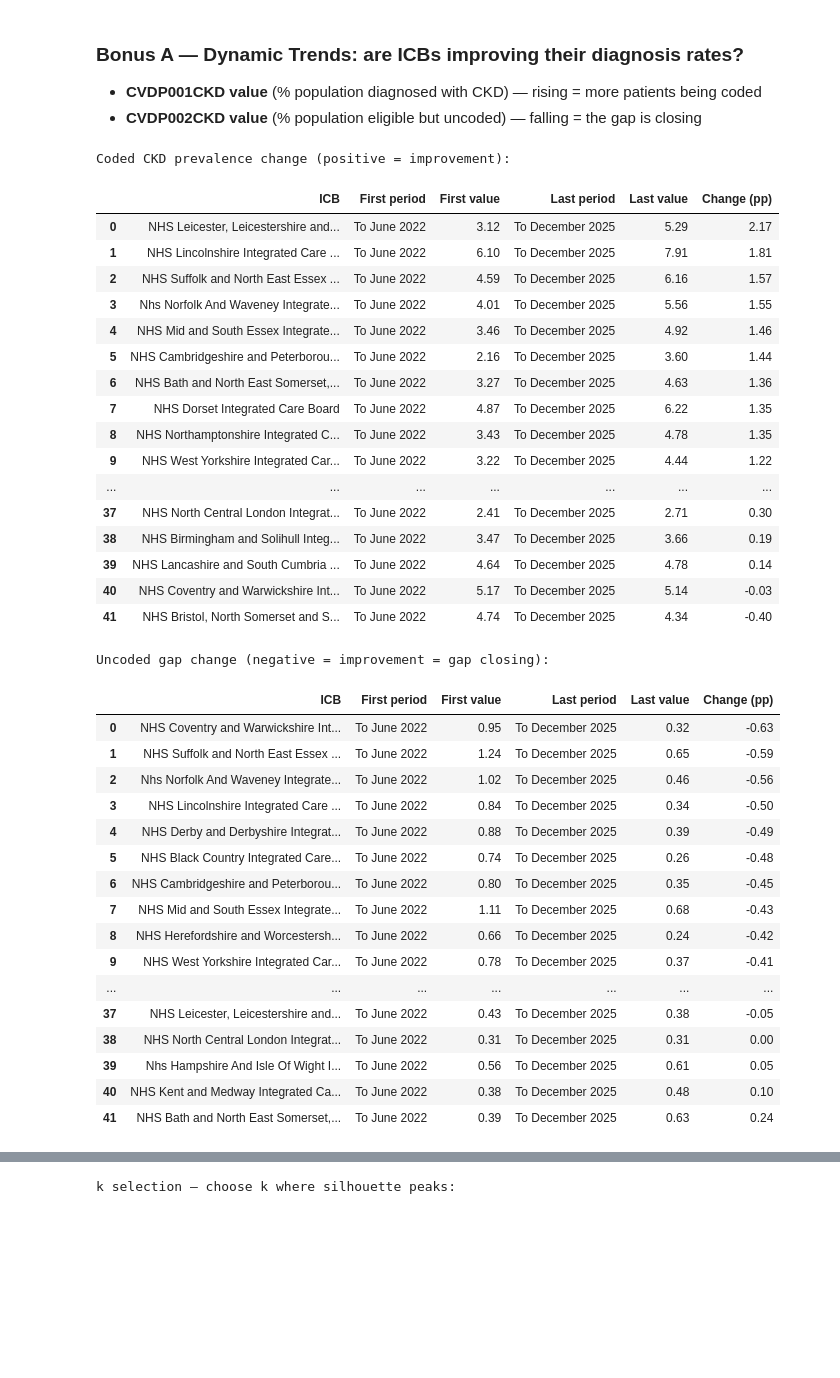
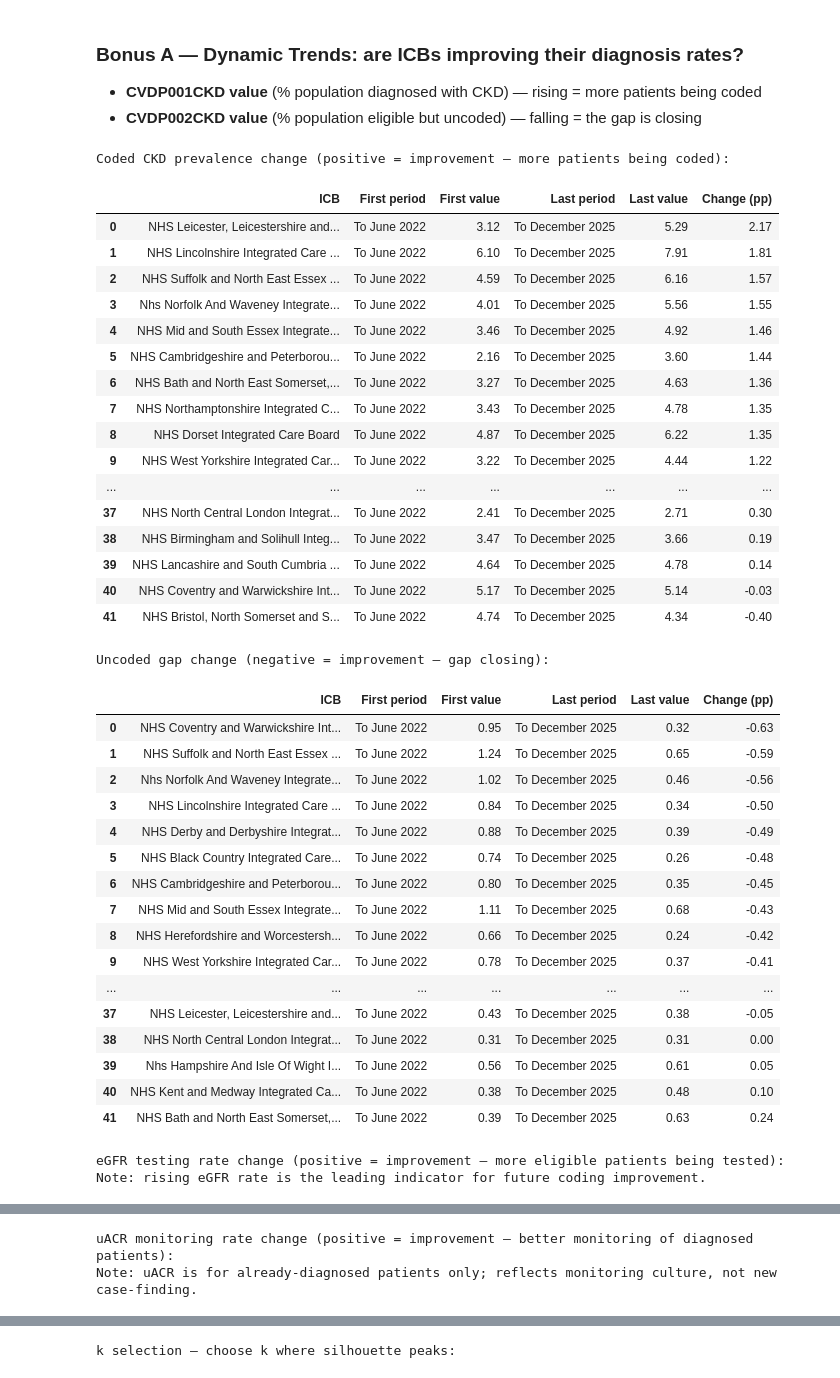
Before and after one commit to koklala321/CKD-business-case, a Jupyter notebook: case_study_updated.ipynb, the cells around one changed output, grey strips where cells are left out. Cells and saved outputs as stored; diff of their text form; code cells hidden in the pictures; blank space fills up the shorter version.

```diff
--- a/case_study_updated.ipynb
+++ b/case_study_updated.ipynb
@@ -284,7 +281,8 @@ eGFR testing culture in top-10 priority ICBs:
 
 # GET /indicator?timePeriodID=31&systemLevelID=7&areaID=X&tagID=9
 # tagID=9 filters server-side to CKD indicators only (~6 vs ~60), reducing payload size
-TS_CODES   = {"CVDP001CKD", "CVDP002CKD"}
+# All 4 indicators are returned in the same tagID=9 response — zero extra API calls needed
+TS_CODES   = {"CVDP001CKD", "CVDP002CKD", "CVDP006CKD", "CVDP004CKD"}
 CKD_TAG_ID = 9
 
 # area_id → name map already in memory from the Clean step
@@ -322,38 +320,50 @@ DISPLAY_COLS = ["ICB", "First period", "First value", "Last period", "Last value
 ts_df = pd.DataFrame(ts_records).sort_values("time_period_id")
 trend_summary = (
     ts_df
     .groupby(["indicator_code", "area_name"], sort=False)
     .agg(**{
         "First period": ("time_period_name", "first"),
         "First value":  ("value",            "first"),
         "Last period":  ("time_period_name", "last"),
         "Last value":   ("value",            "last"),
     })
     .assign(**{"Change (pp)": lambda d: (d["Last value"] - d["First value"]).round(2)})
     .round({"First value": 2, "Last value": 2})
     .reset_index()
     .rename(columns={"area_name": "ICB", "indicator_code": "Indicator"})
 )
 
-print("Coded CKD prevalence change (positive = improvement):")
+# --- Coding indicators ---
+print("Coded CKD prevalence change (positive = improvement — more patients being coded):")
 display(trend_summary[trend_summary["Indicator"] == "CVDP001CKD"]
         .sort_values("Change (pp)", ascending=False)[DISPLAY_COLS].reset_index(drop=True))
 
-print("\nUncoded gap change (negative = improvement = gap closing):")
+print("\nUncoded gap change (negative = improvement — gap closing):")
 display(trend_summary[trend_summary["Indicator"] == "CVDP002CKD"]
         .sort_values("Change (pp)")[DISPLAY_COLS].reset_index(drop=True))
+
+# --- Testing indicators ---
+print("\neGFR testing rate change (positive = improvement — more eligible patients being tested):")
+print("Note: rising eGFR rate is the leading indicator for future coding improvement.")
+display(trend_summary[trend_summary["Indicator"] == "CVDP006CKD"]
+        .sort_values("Change (pp)", ascending=False)[DISPLAY_COLS].reset_index(drop=True))
+
+print("\nuACR monitoring rate change (positive = improvement — better monitoring of diagnosed patients):")
+print("Note: uACR is for already-diagnosed patients only; reflects monitoring culture, not new case-finding.")
+display(trend_summary[trend_summary["Indicator"] == "CVDP004CKD"]
+        .sort_values("Change (pp)", ascending=False)[DISPLAY_COLS].reset_index(drop=True))
 # %% [output]
-Coded CKD prevalence change (positive = improvement):
+Coded CKD prevalence change (positive = improvement — more patients being coded):
 |  | ICB | First period | First value | Last period | Last value | Change (pp) |
 | 0 | NHS Leicester, Leicestershire and... | To June 2022 | 3.12 | To December 2025 | 5.29 | 2.17 |
 | 1 | NHS Lincolnshire Integrated Care ... | To June 2022 | 6.10 | To December 2025 | 7.91 | 1.81 |
 | 2 | NHS Suffolk and North East Essex ... | To June 2022 | 4.59 | To December 2025 | 6.16 | 1.57 |
 | 3 | Nhs Norfolk And Waveney Integrate... | To June 2022 | 4.01 | To December 2025 | 5.56 | 1.55 |
 | 4 | NHS Mid and South Essex Integrate... | To June 2022 | 3.46 | To December 2025 | 4.92 | 1.46 |
 | 5 | NHS Cambridgeshire and Peterborou... | To June 2022 | 2.16 | To December 2025 | 3.60 | 1.44 |
 | 6 | NHS Bath and North East Somerset,... | To June 2022 | 3.27 | To December 2025 | 4.63 | 1.36 |
-| 7 | NHS Dorset Integrated Care Board | To June 2022 | 4.87 | To December 2025 | 6.22 | 1.35 |
-| 8 | NHS Northamptonshire Integrated C... | To June 2022 | 3.43 | To December 2025 | 4.78 | 1.35 |
+| 7 | NHS Northamptonshire Integrated C... | To June 2022 | 3.43 | To December 2025 | 4.78 | 1.35 |
+| 8 | NHS Dorset Integrated Care Board | To June 2022 | 4.87 | To December 2025 | 6.22 | 1.35 |
 | 9 | NHS West Yorkshire Integrated Car... | To June 2022 | 3.22 | To December 2025 | 4.44 | 1.22 |
 | ... | ... | ... | ... | ... | ... | ... |
 | 37 | NHS North Central London Integrat... | To June 2022 | 2.41 | To December 2025 | 2.71 | 0.30 |
@@ -361,7 +371,7 @@ Coded CKD prevalence change (positive = improvement):
 | 39 | NHS Lancashire and South Cumbria ... | To June 2022 | 4.64 | To December 2025 | 4.78 | 0.14 |
 | 40 | NHS Coventry and Warwickshire Int... | To June 2022 | 5.17 | To December 2025 | 5.14 | -0.03 |
 | 41 | NHS Bristol, North Somerset and S... | To June 2022 | 4.74 | To December 2025 | 4.34 | -0.40 |
-Uncoded gap change (negative = improvement = gap closing):
+Uncoded gap change (negative = improvement — gap closing):
 |  | ICB | First period | First value | Last period | Last value | Change (pp) |
 | 0 | NHS Coventry and Warwickshire Int... | To June 2022 | 0.95 | To December 2025 | 0.32 | -0.63 |
 | 1 | NHS Suffolk and North East Essex ... | To June 2022 | 1.24 | To December 2025 | 0.65 | -0.59 |
@@ -379,3 +389,5 @@ Uncoded gap change (negative = improvement = gap closing):
 | 39 | Nhs Hampshire And Isle Of Wight I... | To June 2022 | 0.56 | To December 2025 | 0.61 | 0.05 |
 | 40 | NHS Kent and Medway Integrated Ca... | To June 2022 | 0.38 | To December 2025 | 0.48 | 0.10 |
 | 41 | NHS Bath and North East Somerset,... | To June 2022 | 0.39 | To December 2025 | 0.63 | 0.24 |
+eGFR testing rate change (positive = improvement — more eligible patients being tested):
+Note: rising eGFR rate is the leading indicator for future coding improvement.
@@ -381,0 +411,2 @@ Uncoded gap change (negative = improvement = gap closing):
+uACR monitoring rate change (positive = improvement — better monitoring of diagnosed patients):
+Note: uACR is for already-diagnosed patients only; reflects monitoring culture, not new case-finding.
```
Also changed, not shown: parts of 4 cells of this notebook, 2 other files.
